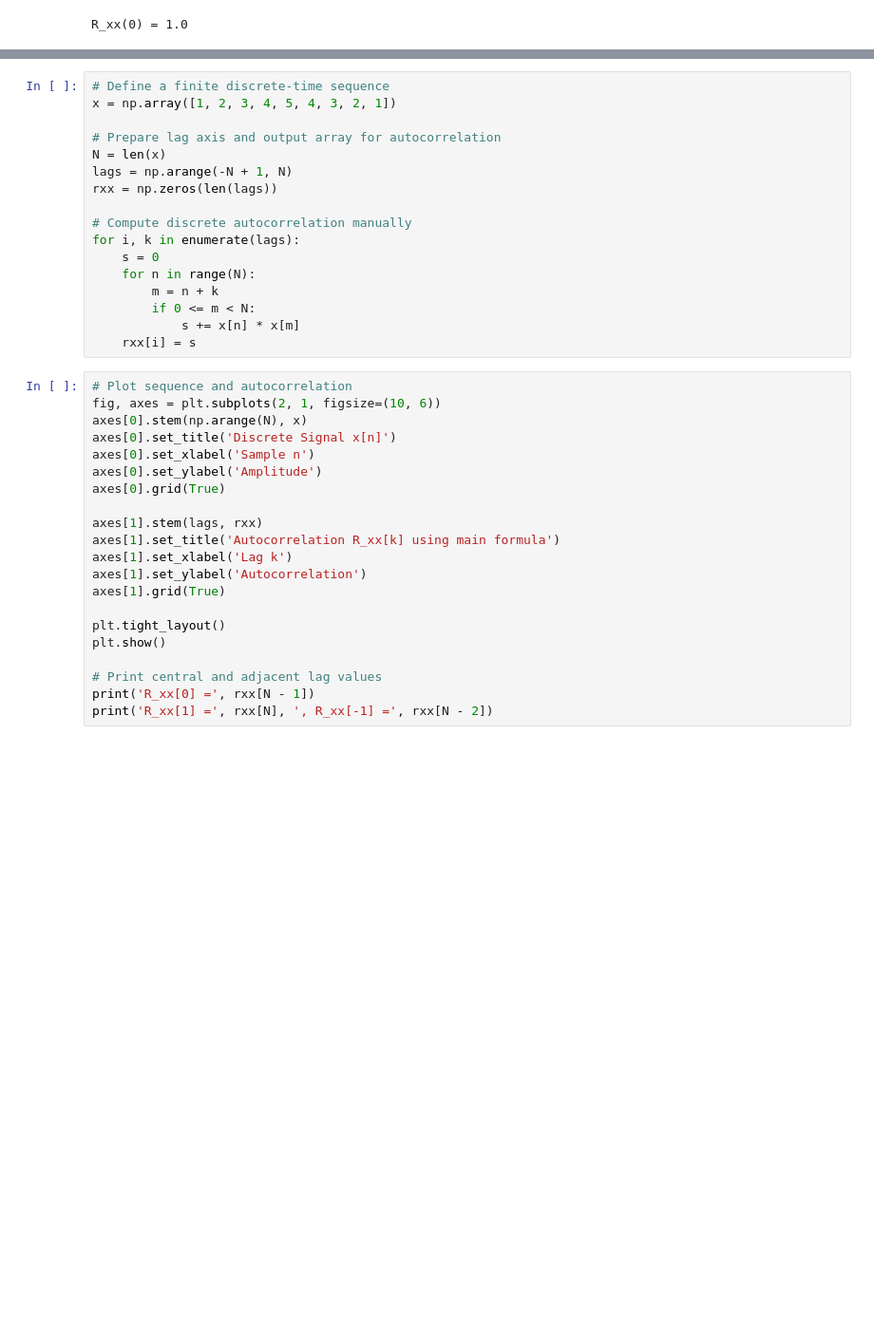
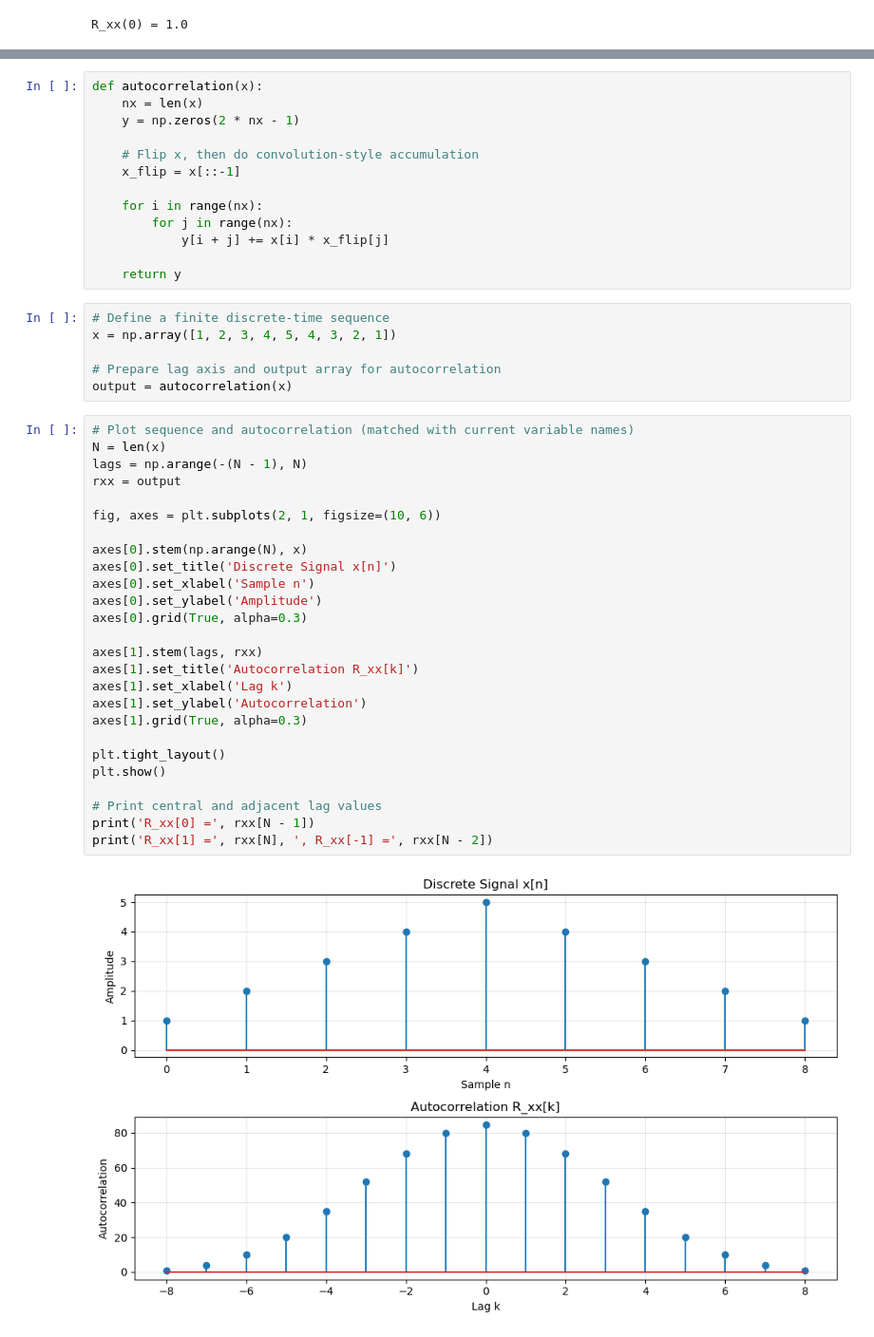
Before and after one commit to mdshiblinoman/Digital-Signal-Processing-Lab, a Jupyter notebook: autocorrelation.ipynb, the cells around one changed output, grey strips where cells are left out. Shown at 95% size. Drawn from its saved outputs; the diff is of its cells as text; blank space fills up the shorter version.

```diff
--- a/autocorrelation.ipynb
+++ b/autocorrelation.ipynb
@@ -60,38 +56,47 @@ R_xx[1] = 80.0 , R_xx[-1] = 80.0
 # %%
-# Define a finite discrete-time sequence
-x = np.array([1, 2, 3, 4, 5, 4, 3, 2, 1])
+def autocorrelation(x):
+    nx = len(x)
+    y = np.zeros(2 * nx - 1)
 
-# Prepare lag axis and output array for autocorrelation
-N = len(x)
-lags = np.arange(-N + 1, N)
-rxx = np.zeros(len(lags))
+    # Flip x, then do convolution-style accumulation
+    x_flip = x[::-1]
 
-# Compute discrete autocorrelation manually
-for i, k in enumerate(lags):
-    s = 0
-    for n in range(N):
-        m = n + k
-        if 0 <= m < N:
-            s += x[n] * x[m]
-    rxx[i] = s
+    for i in range(nx):
+        for j in range(nx):
+            y[i + j] += x[i] * x_flip[j]
+
+    return y
+# %%
+# Define a finite discrete-time sequence
+x = np.array([1, 2, 3, 4, 5, 4, 3, 2, 1])
+
+# Prepare lag axis and output array for autocorrelation
+output = autocorrelation(x)
 # %%
-# Plot sequence and autocorrelation
+# Plot sequence and autocorrelation (matched with current variable names)
+N = len(x)
+lags = np.arange(-(N - 1), N)
+rxx = output
+
 fig, axes = plt.subplots(2, 1, figsize=(10, 6))
+
 axes[0].stem(np.arange(N), x)
 axes[0].set_title('Discrete Signal x[n]')
 axes[0].set_xlabel('Sample n')
 axes[0].set_ylabel('Amplitude')
-axes[0].grid(True)
+axes[0].grid(True, alpha=0.3)
 
 axes[1].stem(lags, rxx)
-axes[1].set_title('Autocorrelation R_xx[k] using main formula')
+axes[1].set_title('Autocorrelation R_xx[k]')
 axes[1].set_xlabel('Lag k')
 axes[1].set_ylabel('Autocorrelation')
-axes[1].grid(True)
+axes[1].grid(True, alpha=0.3)
 
 plt.tight_layout()
 plt.show()
 
 # Print central and adjacent lag values
 print('R_xx[0] =', rxx[N - 1])
 print('R_xx[1] =', rxx[N], ', R_xx[-1] =', rxx[N - 2])
+# %% [output]
+[figure, added]
```
Also changed, not shown: parts of 3 cells of this notebook, 1 other file.
